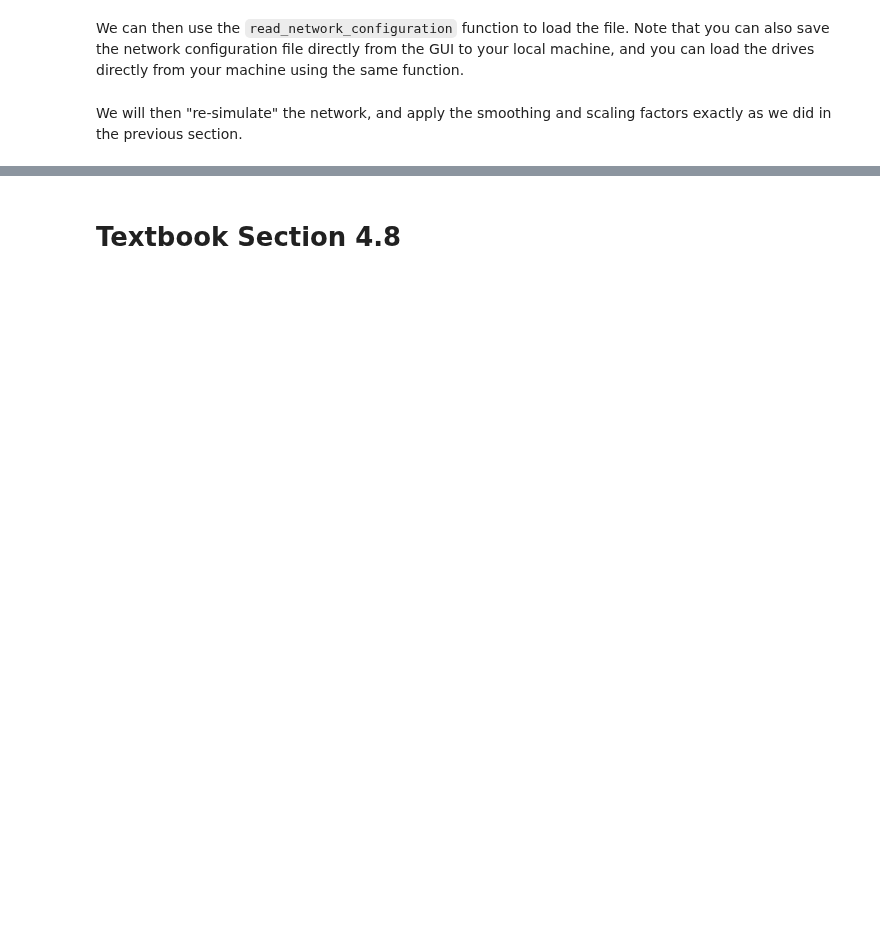
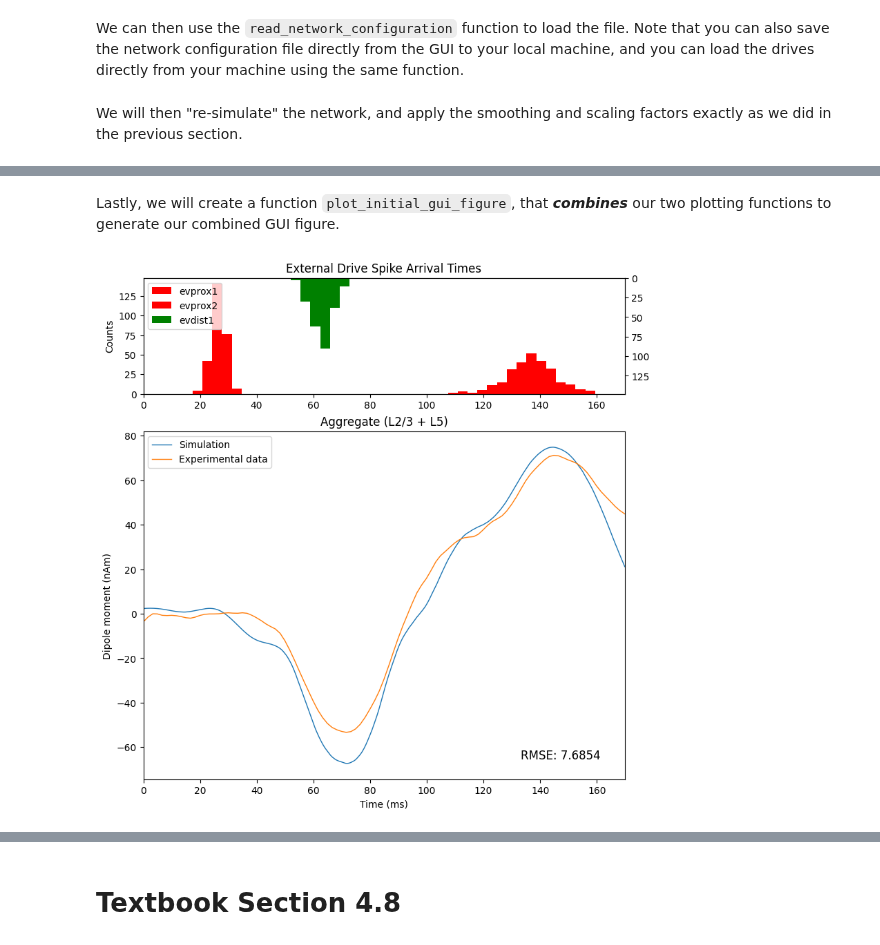
Before and after one commit to dylansdaniels/textbook, a Jupyter notebook: content/05_erps/erp_api_walkthrough.ipynb, the cells around one changed output, grey strips where cells are left out. Cells and saved outputs as stored; diff of their text form; code cells hidden in the pictures; blank space fills up the shorter version.

```diff
--- a/content/05_erps/erp_api_walkthrough.ipynb
+++ b/content/05_erps/erp_api_walkthrough.ipynb
@@ -947,0 +1048,42 @@ _ = plot_initial_gui_figure(
+# %% [markdown]
+Lastly, we will create a function `plot_initial_gui_figure`, that ***combines*** our two plotting functions to generate our combined GUI figure.
+# %%
+def plot_initial_gui_figure(
+    net,
+    processed_dipole,
+    experimental_dpl,
+    sim_name=None,
+):
+    fig, axes = plt.subplots(
+        nrows=2,
+        figsize=(8, 8),
+        gridspec_kw={"height_ratios": [1, 3]},  # sets subplot dimensions
+        constrained_layout=True,
+    )
+
+    # plot the input histogram in the top subplot
+    # --------------------------------------------------
+    custom_drive_hist(
+        net=net,
+        ax=axes[0],
+    )
+
+    # plot the dipoles in the bottom subplot
+    # --------------------------------------------------
+    plot_sim_exp_dipoles(
+        axes[1],
+        processed_dipole,
+        experimental_dpl,
+        sim_name,
+    )
+
+    return fig
+
+
+_ = plot_initial_gui_figure(
+    net_default_gui,
+    processed_dipole,
+    threshold_experimental_dpl,
+)
+# %% [output]
+[figure, added]
```
Also changed, not shown: parts of 99 cells of this notebook, 4 other files.
